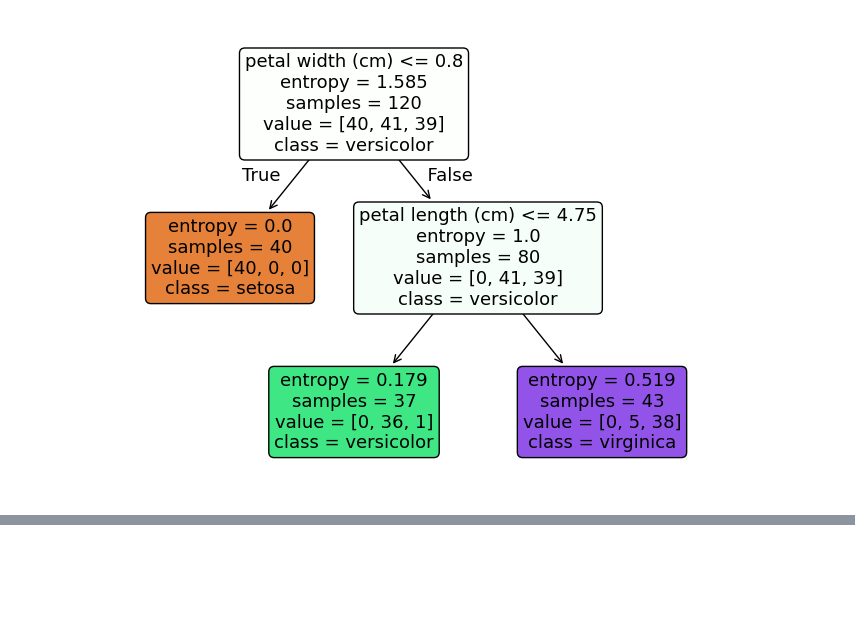
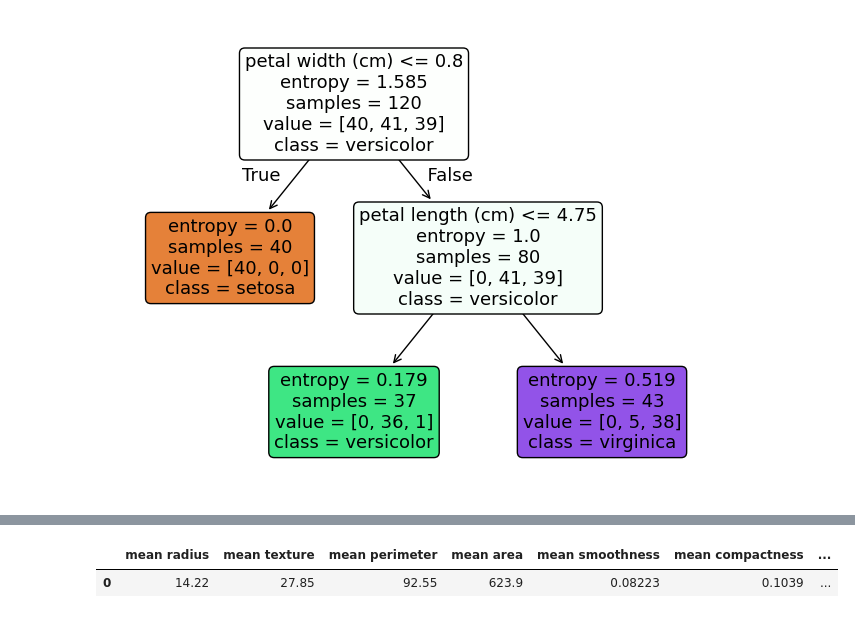
Before and after one commit to AliArabi2022/Machine_learning, a Jupyter notebook: Supervised_learning/Ensemble Learning/Ensemble Learning.ipynb, the cells around one changed output, grey strips where cells are left out. Cells and saved outputs as stored; diff of their text form; code cells hidden in the pictures; blank space fills up the shorter version.

```diff
--- a/Supervised_learning/Ensemble Learning/Ensemble Learning.ipynb
+++ b/Supervised_learning/Ensemble Learning/Ensemble Learning.ipynb
@@ -83,0 +177,7 @@ Sklearn DT f1-Score:0.966
+# %%
+sample_idx = 112
+pd.set_option("display.max_columns",None)
+pd.DataFrame(X_test[112].reshape(1,-1), columns=breast_cancer.feature_names).head()
+# %% [output]
+|  | mean radius | mean texture | mean perimeter | mean area | mean smoothness | mean compactness | ... |
+| 0 | 14.22 | 27.85 | 92.55 | 623.9 | 0.08223 | 0.1039 | ... |
```
Also changed, not shown: parts of 13 cells of this notebook.
